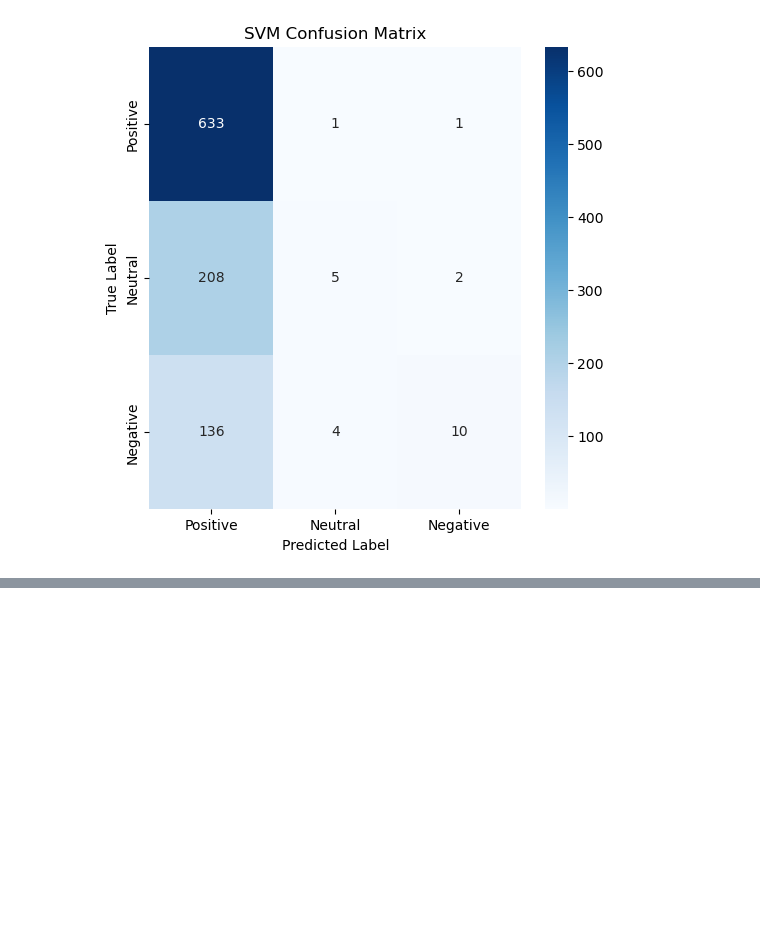
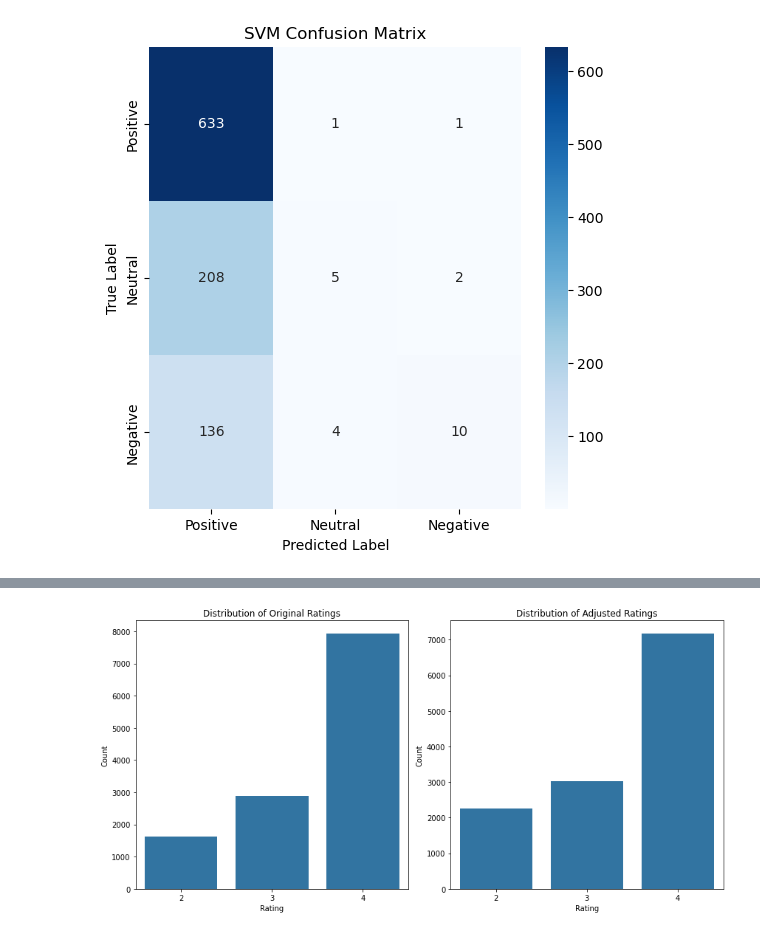
Before and after one commit to Timothy965/COMP262_GROUP5, a Jupyter notebook: COMP262_GROUPPROJECT_PHASE2.ipynb, the cells around one changed output, grey strips where cells are left out. Saved outputs shown, nothing was run; the diff lists cells and outputs as text; code cells hidden in the pictures; blank space fills up the shorter version.

```diff
--- a/COMP262_GROUPPROJECT_PHASE2.ipynb
+++ b/COMP262_GROUPPROJECT_PHASE2.ipynb
@@ -1398,0 +1412,27 @@ SVM Confusion Matrix:
+# %%
+# Rename overall column to rating
+data_sample_enhancement.rename(columns={'overall': 'rating'}, inplace=True)
+
+# Reset index
+data_sample_enhancement.reset_index(drop=True, inplace=True)
+
+data_sample_enhancement['text'] = data_sample_enhancement['text'].apply(preprocess_text)
+# %%
+from transformers import pipeline, AutoTokenizer
+
+tokenizer = AutoTokenizer.from_pretrained("cardiffnlp/twitter-roberta-base-sentiment-latest")
+sentiment_model = pipeline("sentiment-analysis", model="cardiffnlp/twitter-roberta-base-sentiment-latest", device=0)
+
+texts = data_sample_enhancement['text'].tolist()
+
+for i in range(0, len(texts), 32):
+    batch = texts[i:i + 32]
+
+    # Tokenize the batch to check lengths
+    tokens = tokenizer(batch, return_tensors="pt", padding=True, truncation=True, max_length=512)
+
+    # Get lengths of each item in the batch
+    lengths = [len(item) for item in tokens["input_ids"]]
+    # If lengths are greater than 512, print the indices and lengths
+    if any(length > 512 for length in lengths):
+        print(f"Indices: {i}-{i + 32}, Lengths: {lengths}")
@@ -1398,0 +1601,20 @@ SVM Confusion Matrix:
+# %%
+# Visualize the distribution of original ratings of 2, 3, and 4 vs the distribution of adjusted ratings of 2, 3, and 4
+plt.figure(figsize=(12, 6))
+
+plt.subplot(1, 2, 1)
+sns.countplot(x='rating', data=data_sample_enhancement[data_sample_enhancement['rating'].isin([2, 3, 4])])
+plt.title('Distribution of Original Ratings')
+plt.xlabel('Rating')
+plt.ylabel('Count')
+
+plt.subplot(1, 2, 2)
+sns.countplot(x='adjusted_rating', data=adjusted_df[adjusted_df['adjusted_rating'].isin([2, 3, 4])])
+plt.title('Distribution of Adjusted Ratings')
+plt.xlabel('Rating')
+plt.ylabel('Count')
+
+plt.tight_layout()
+plt.show()
+# %% [output]
+[figure, added]
```
Also changed, not shown: parts of 10 cells of this notebook.
